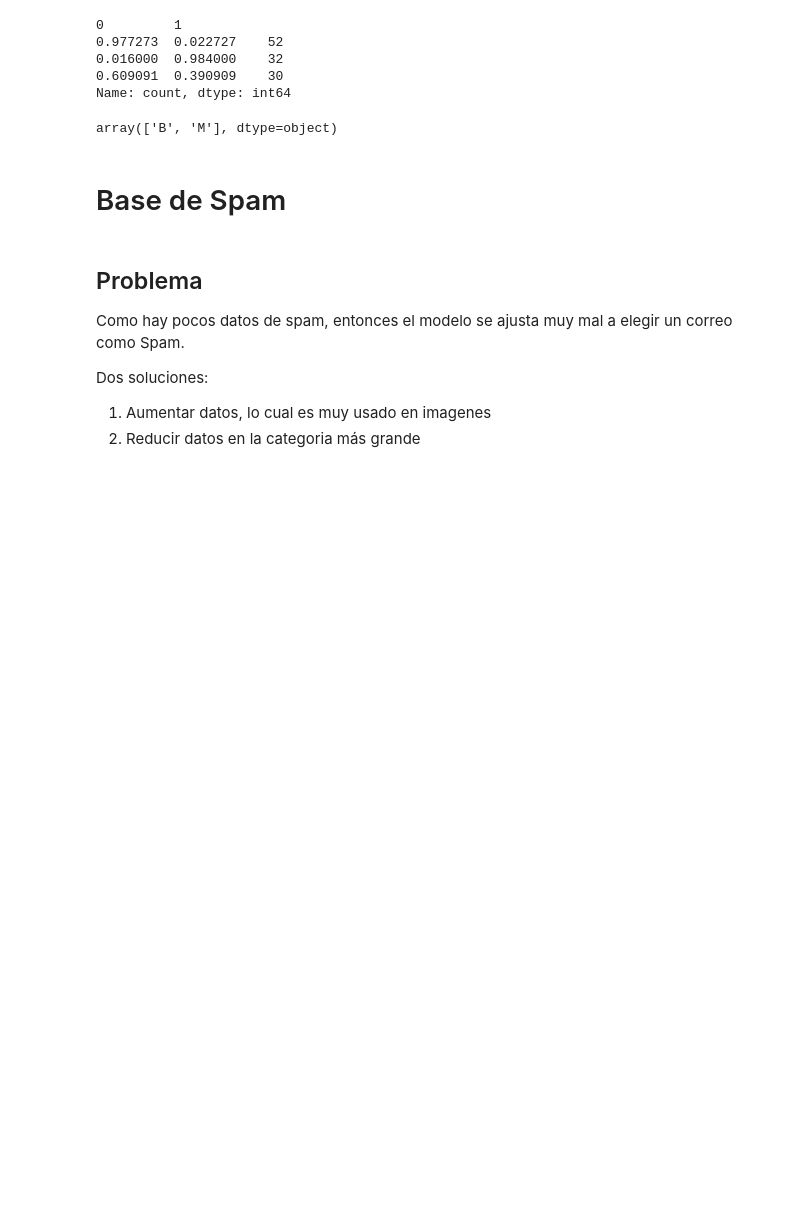
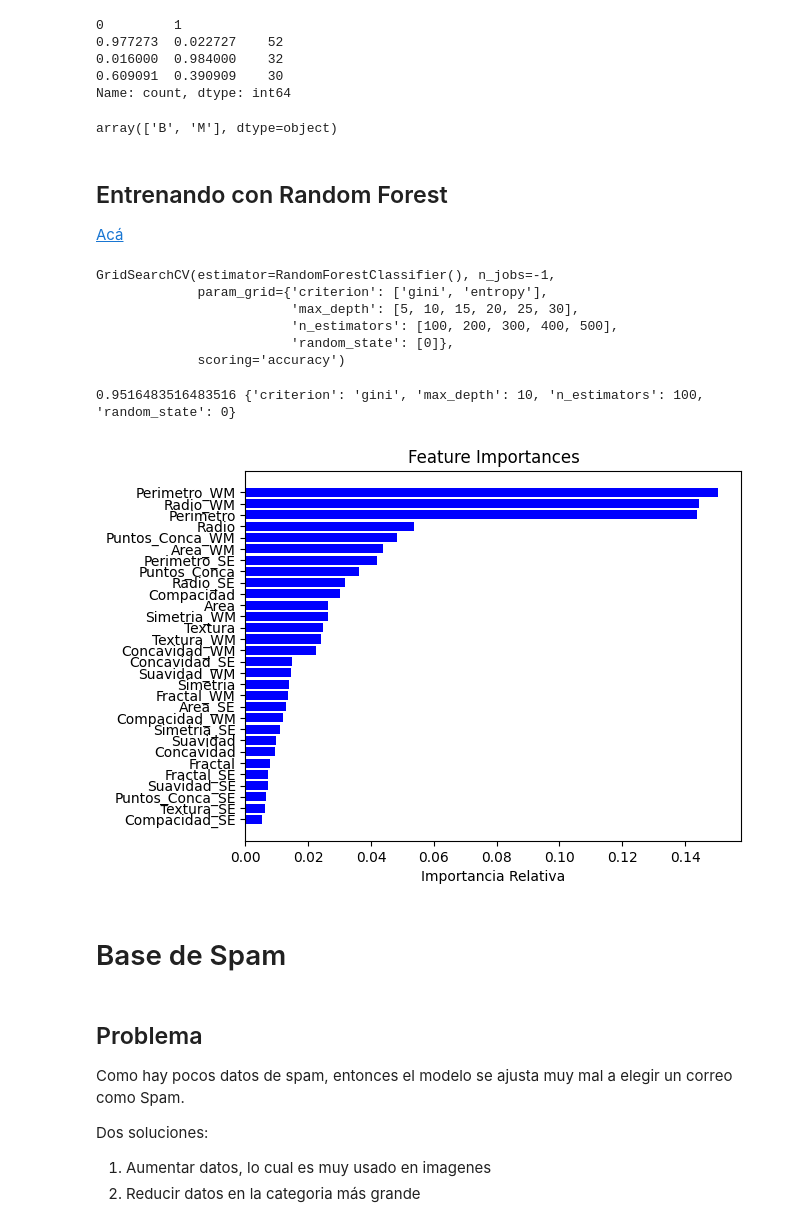
Before and after one commit to srodriguezc91/Proyecto_final_ML_V1, a Jupyter notebook: Código/Arboles de clasificación.ipynb, the cells around one changed output. Drawn from its saved outputs; the diff is of its cells as text; code cells hidden in the pictures; blank space fills up the shorter version.

```diff
--- a/Código/Arboles de clasificación.ipynb
+++ b/Código/Arboles de clasificación.ipynb
@@ -226,6 +226,48 @@ confusion_matrix(y_test, y_pred)
 # %%
 from sklearn.metrics import classification_report
 print(classification_report(y_test, y_pred))
+# %% [markdown]
+## Entrenando con Random Forest
+
+[Acá](https://scikit-learn.org/stable/modules/generated/sklearn.ensemble.RandomForestClassifier.html)
+# %%
+## random forest
+from sklearn.ensemble import RandomForestClassifier
+from sklearn.model_selection import GridSearchCV
+
+parametros={'n_estimators':[100,200,300,400,500],
+            'max_depth':[5,10,15,20,25,30],
+            'criterion':['gini', 'entropy'],
+            'random_state':[0]}
+random=GridSearchCV(RandomForestClassifier(), parametros, scoring='accuracy', n_jobs=-1)
+
+random.fit(X_train, y_train)
+# %% [output]
+GridSearchCV(estimator=RandomForestClassifier(), n_jobs=-1,
+             param_grid={'criterion': ['gini', 'entropy'],
+                         'max_depth': [5, 10, 15, 20, 25, 30],
+                         'n_estimators': [100, 200, 300, 400, 500],
+                         'random_state': [0]},
+             scoring='accuracy')
+# %%
+rf_model = random.best_estimator_ ## El mejor modelo
+print (random.best_score_, random.best_params_)
+# %% [output]
+0.9516483516483516 {'criterion': 'gini', 'max_depth': 10, 'n_estimators': 100, 'random_state': 0}
+# %%
+### Veamos la importancia de las variables
+
+importances = random.best_estimator_.feature_importances_
+feature_names = X_train.columns
+indices = np.argsort(importances)
+
+plt.title('Feature Importances')
+plt.barh(range(len(indices)), importances[indices], color='b', align='center')
+plt.yticks(range(len(indices)), [feature_names[i] for i in indices])
+plt.xlabel('Importancia Relativa')
+plt.show()
+# %% [output]
+[figure, added]
 # %% [markdown]
 # Base de Spam
 # %%
```
Also changed, not shown: 1 other file.
